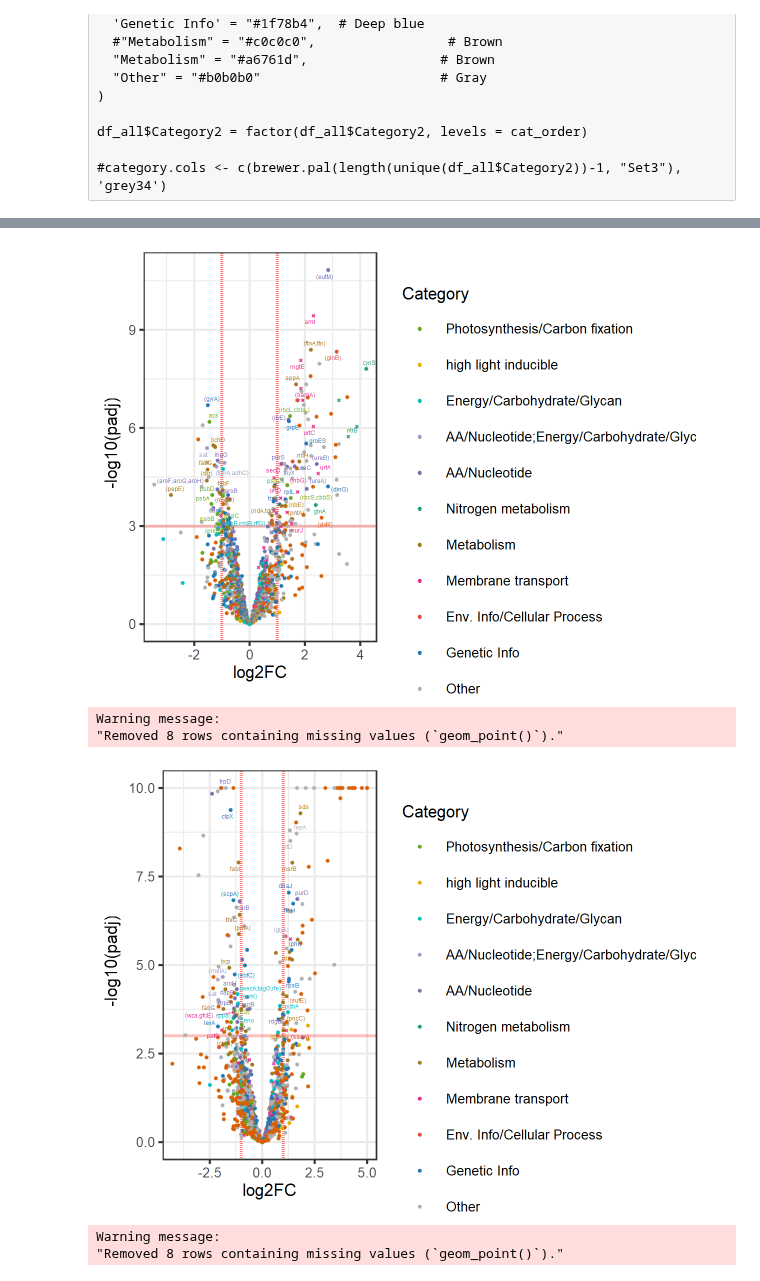
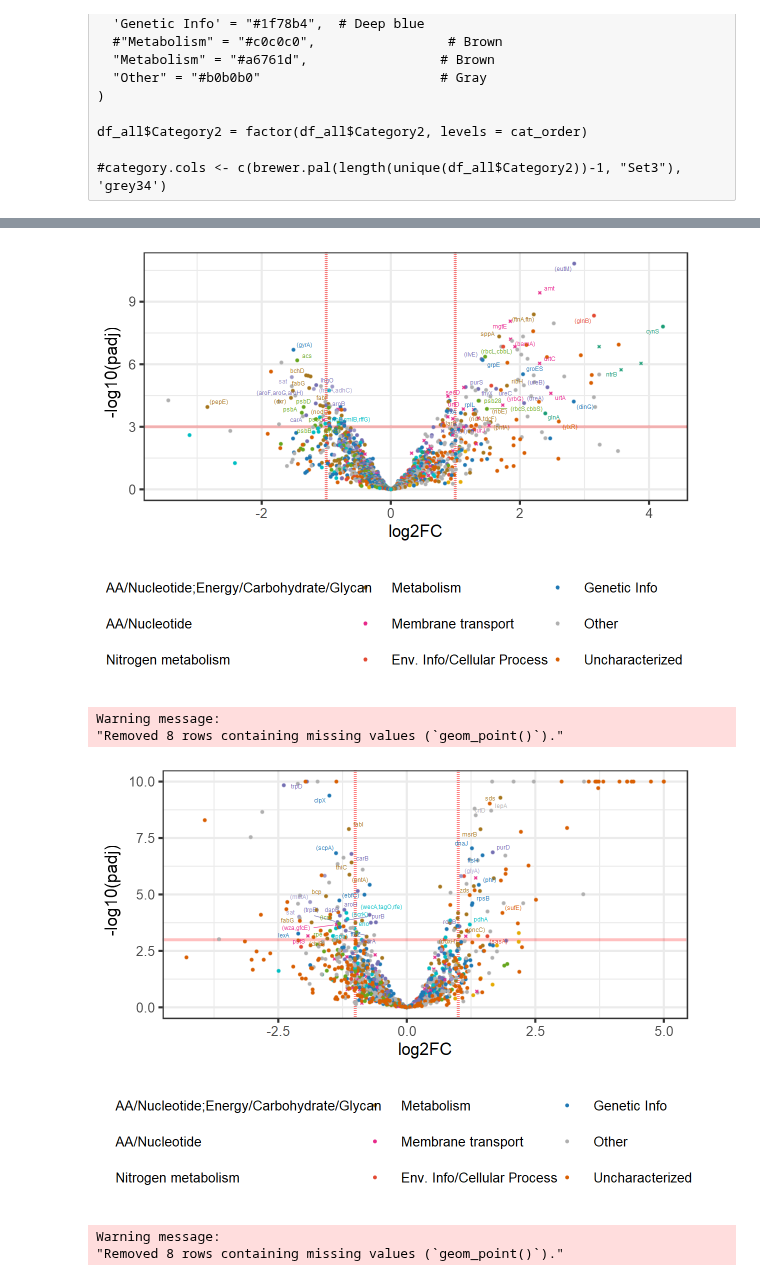
Before and after one commit to wosnat/CC1A3, a Jupyter notebook: Enrichment/CC1A3 MED4 figure long term.ipynb, the cells around one changed output, grey strips where cells are left out. Saved outputs shown, nothing was run; the diff lists cells and outputs as text; code cells hidden in the pictures.

```diff
--- a/Enrichment/CC1A3 MED4 figure long term.ipynb
+++ b/Enrichment/CC1A3 MED4 figure long term.ipynb
@@ -436,8 +433,10 @@ ggplot(aes(x = logFC, y =log.padj, color=Category, fill=Category, shape=Membrane
     geom_text_repel(data=df_labels,
                    aes( logFC, log.padj ,label=gene), max.overlaps = Inf, size=1,
                    box.padding=0.05, segment.size=0.1
-                   )  #+ # add gene label
+                   ) +
+    theme(legend.position = "bottom")
+#+ # add gene label
     #facet_wrap(~contrast, ncol=2)
 # %% [output]
-[figure, old version]
+[figure, new version]
 # %%
@@ -452,33 +451,38 @@ df_all$capped.log.padj <- pmin(df_all$log.padj, ymax)
 xmax <- 5
 df_all$capped.logFC <- pmin(df_all$logFC, xmax)
 
 
 df_labels = df_all %>%
   filter(Assay == assay, abs(logFC) > 1, log.padj > 3, !is.na(gene), gene != '')
 
 # Use ggplot2 allows more flexibility in plotting
 df_all %>% filter(Assay == assay) %>%
 ggplot(aes(x = capped.logFC, y =capped.log.padj, color=Category, fill=Category, shape=Membrane.transport
           )) +
     geom_vline(xintercept = c(-1,1), colour = "red", linetype="dotted" ) + # Add fold change cutoffs
     geom_hline(yintercept = 3, colour = "red", linetype="dotted" ) + # Add significance cutoffs
     ggrastr::geom_point_rast(size=0.3, stroke=0.3 )+
     theme_bw(base_size = 8) + # change theme
     #theme_bw() + # change theme
     xlab(expression("log2FC")) + # x-axis label
     ylab(expression(" -log10(padj)")) + # y-axis label
     #geom_vline(xintercept = 0, colour = "black") + # Add 0 lines
     scale_colour_manual(values = category.cols)+
     scale_fill_manual(values = category.cols)+
     scale_shape_manual(values = c(21,4)) +
     geom_text_repel(data=df_labels,
                     aes( capped.logFC, capped.log.padj ,label=gene), max.overlaps = Inf, size=1,
                    box.padding=0.05, segment.size=0.1
                    )  + # add gene label
-    guides(fill = guide_legend(override.aes = aes(label = "")))
+    guides(fill = guide_legend(
+        #fill=guide_legend(ncol=3),
+        #color = guide_legend(ncol = 3),
+        #shape = guide_legend(nrow = 3),
+        override.aes = aes(label = "")))+
+    theme(legend.position = "bottom")
     #facet_wrap(~contrast, ncol=2)
 # %% [output]
 Warning message:
 "Removed 8 rows containing missing values (`geom_point()`)."
-[figure, old version]
+[figure, new version]
 # %%
```
Also changed, not shown: parts of 6 cells of this notebook, 11 other files.
